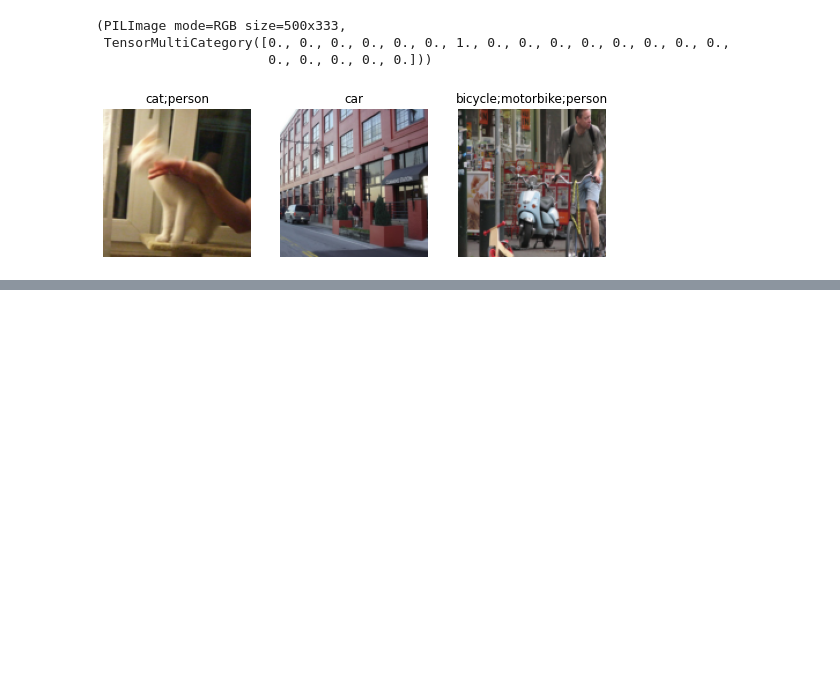
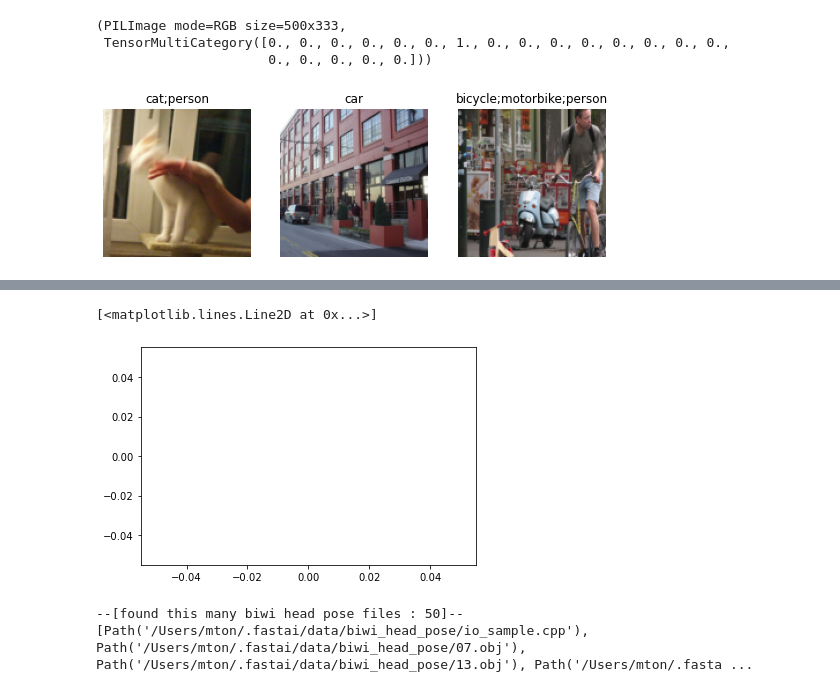
Before and after one commit to miketon/JupyterJeep, a Jupyter notebook: fast-ai-chapter06-other-computer-vision-problems.ipynb, the cells around one changed output, grey strips where cells are left out. Cells and saved outputs as stored; diff of their text form; code cells hidden in the pictures; blank space fills up the shorter version.

```diff
--- a/fast-ai-chapter06-other-computer-vision-problems.ipynb
+++ b/fast-ai-chapter06-other-computer-vision-problems.ipynb
@@ -265,0 +322,8 @@ TensorBase([ 0.4489, -0.4512,  0.0557, -1.1469, -0.3247, -3.9617, -0.2041,
+# %%
+learn = cnn_learner(
+    dls,
+    resnet18,
+    metrics=partial(accuracy_multi, thresh=0.2),
+)
+
+learn.fine_tune(3, base_lr=3e-3, freeze_epochs=4)
@@ -265,0 +340,5 @@ TensorBase([ 0.4489, -0.4512,  0.0557, -1.1469, -0.3247, -3.9617, -0.2041,
+# %%
+# Picking a threshold is important
+# if threshold is too low, we will fail to select correct labels
+learn.metrics = partial(accuracy_multi, thresh=0.1)
+learn.validate()
@@ -265,0 +348,5 @@ TensorBase([ 0.4489, -0.4512,  0.0557, -1.1469, -0.3247, -3.9617, -0.2041,
+# %%
+# if threshold is too high, only objects that the model is VERY confident
+# about will be selected
+learn.metrics = partial(accuracy_multi, thresh=0.99)
+learn.validate()
@@ -265,0 +356,6 @@ TensorBase([ 0.4489, -0.4512,  0.0557, -1.1469, -0.3247, -3.9617, -0.2041,
+# %%
+# Let's find the best threshold by trying a few predictions and seeing what
+# works best
+
+# Grab the prediction just once, so we can iterate QUICKLY through thresholds
+preds, targs = learn.get_preds()
@@ -265,0 +374,27 @@ TensorBase([ 0.4489, -0.4512,  0.0557, -1.1469, -0.3247, -3.9617, -0.2041,
+# %%
+from fastai.vision.widgets import plt
+
+xs = torch.linspace(0.05, 0.95, 29)
+accs = [accuracy_multi(
+    preds,
+    targs,
+    thresh=1,
+    sigmoid=False
+) for i in xs]
+
+plt.plot(xs, accs)
+# %% [output]
+[<matplotlib.lines.Line2D at 0x...>]
+[figure, added]
+# %%
+# Regression
+# Key Point center of a person's face is a good target for a regression model
+# This means we are predicting 2 values for each image:
+# 1) x (row) coordinate of the center of the face
+# 2) y (column) cooridnate of the center of the face
+
+path_head_pose = untar_data(URLs.BIWI_HEAD_POSE)
+print(f'--[found this many biwi head pose files : {len(path_head_pose.ls())}]--\n{path_head_pose.ls()}')
+# %% [output]
+--[found this many biwi head pose files : 50]--
+[Path('/Users/mton/.fastai/data/biwi_head_pose/io_sample.cpp'), Path('/Users/mton/.fastai/data/biwi_head_pose/07.obj'), Path('/Users/mton/.fastai/data/biwi_head_pose/13.obj'), Path('/Users/mton/.fasta ...
```
Also changed, not shown: parts of 16 cells of this notebook.
